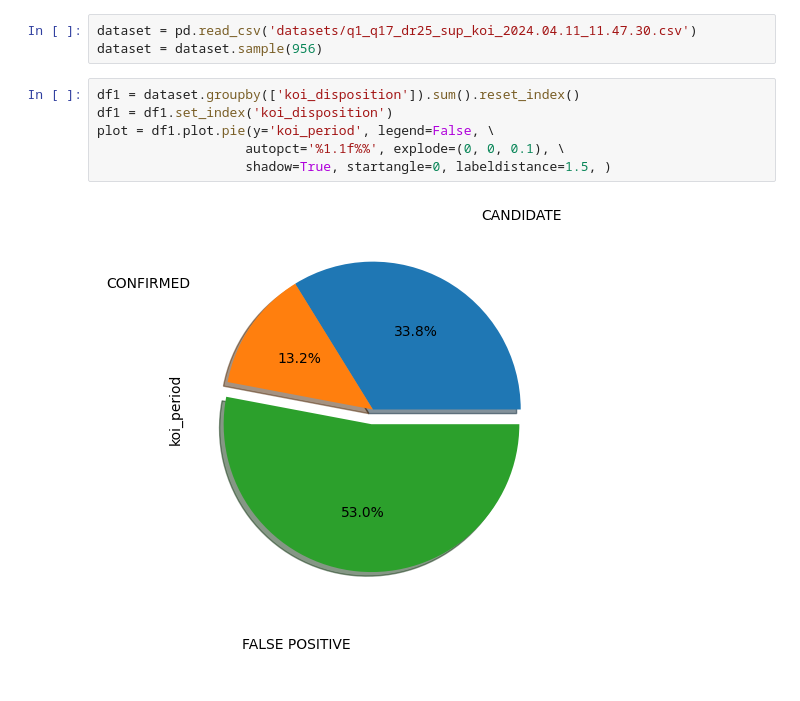
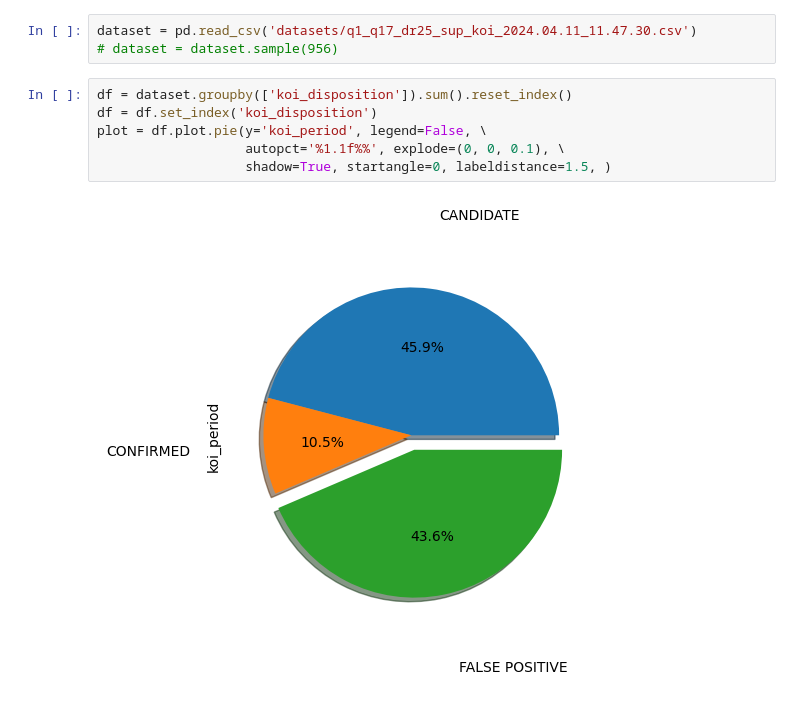
Before and after one commit to reginaldojunior/exoplanets, a Jupyter notebook: exoplanet.ipynb, the cells around one changed output. Saved outputs shown, nothing was run; the diff lists cells and outputs as text.

```diff
--- a/exoplanet.ipynb
+++ b/exoplanet.ipynb
@@ -8,11 +29,11 @@ pd.options.display.max_rows = 10
 # %%
 dataset = pd.read_csv('datasets/q1_q17_dr25_sup_koi_2024.04.11_11.47.30.csv')
-dataset = dataset.sample(956)
+# dataset = dataset.sample(956)
 # %%
-df1 = dataset.groupby(['koi_disposition']).sum().reset_index()
-df1 = df1.set_index('koi_disposition')
-plot = df1.plot.pie(y='koi_period', legend=False, \
+df = dataset.groupby(['koi_disposition']).sum().reset_index()
+df = df.set_index('koi_disposition')
+plot = df.plot.pie(y='koi_period', legend=False, \
                    autopct='%1.1f%%', explode=(0, 0, 0.1), \
                    shadow=True, startangle=0, labeldistance=1.5, )
 # %% [output]
-[figure, old version]
+[figure, new version]
```
Also changed, not shown: parts of 24 cells of this notebook, 7 other files.
